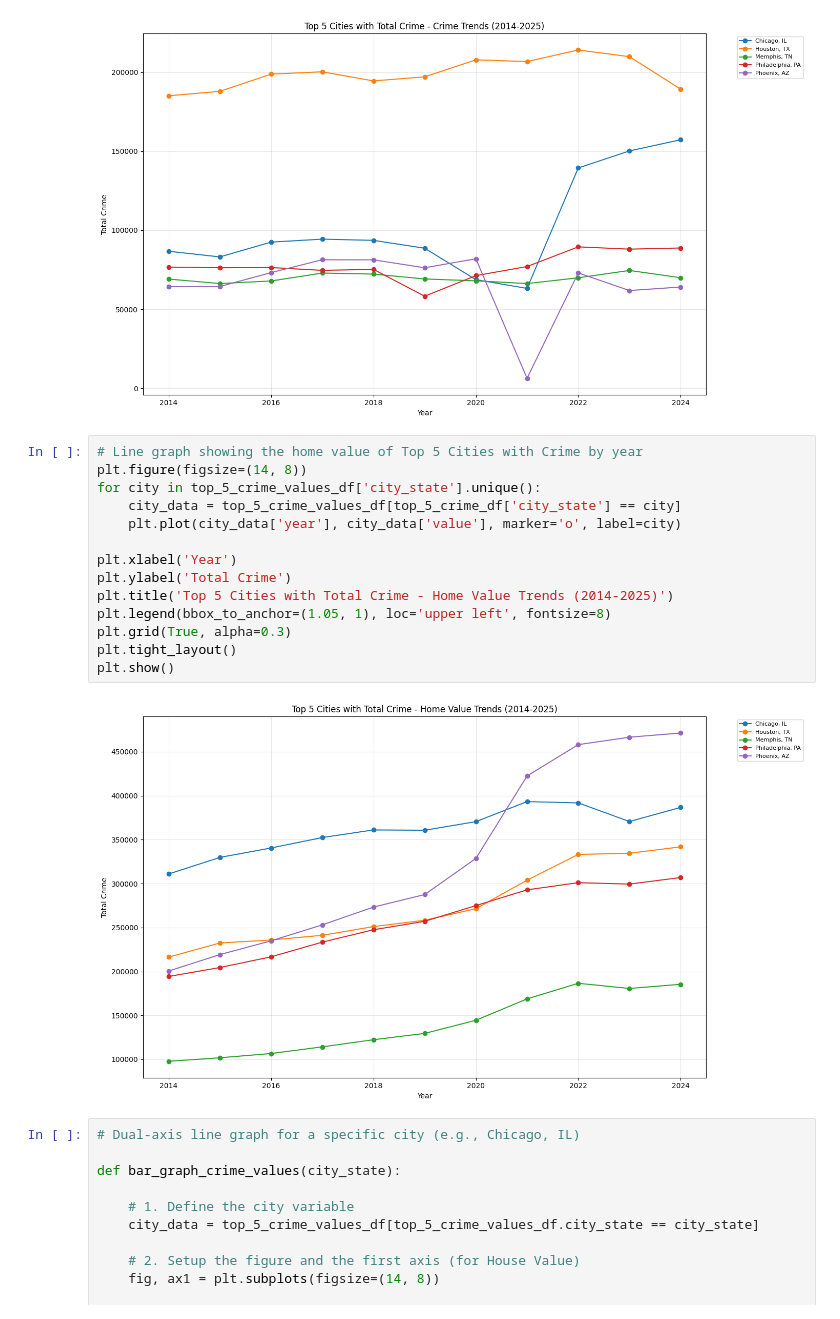
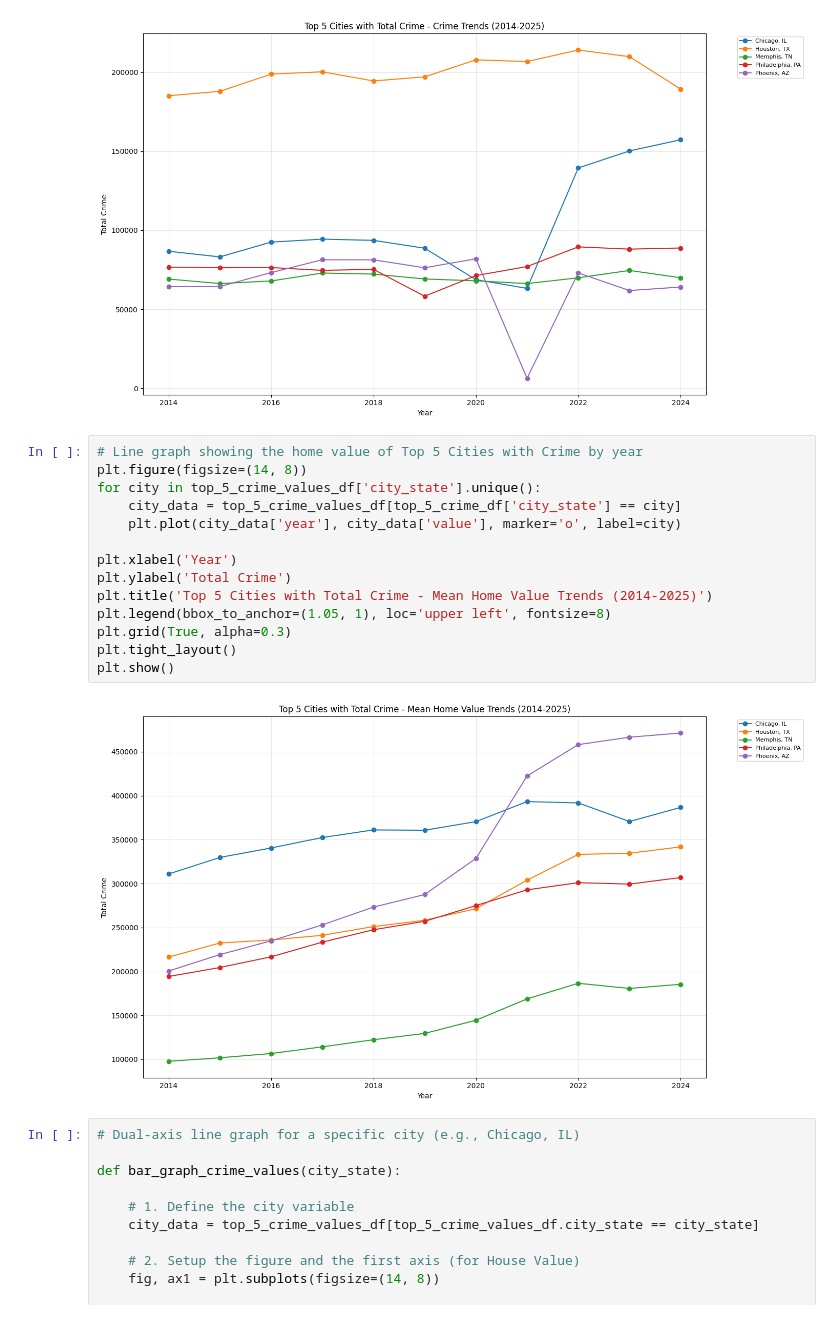
Before and after one commit to ZacharyKim/IS477-project, a Jupyter notebook: data_analysis.ipynb, the cells around one changed output. Saved outputs shown, nothing was run; the diff lists cells and outputs as text.

```diff
--- a/data_analysis.ipynb
+++ b/data_analysis.ipynb
@@ -39,19 +39,19 @@ plt.show()
 # %%
 # Line graph showing the home value of Top 5 Cities with Crime by year
 plt.figure(figsize=(14, 8))
 for city in top_5_crime_values_df['city_state'].unique():
     city_data = top_5_crime_values_df[top_5_crime_df['city_state'] == city]
     plt.plot(city_data['year'], city_data['value'], marker='o', label=city)
 
 plt.xlabel('Year')
 plt.ylabel('Total Crime')
-plt.title('Top 5 Cities with Total Crime - Home Value Trends (2014-2025)')
+plt.title('Top 5 Cities with Total Crime - Mean Home Value Trends (2014-2025)')
 plt.legend(bbox_to_anchor=(1.05, 1), loc='upper left', fontsize=8)
 plt.grid(True, alpha=0.3)
 plt.tight_layout()
 plt.show()
 # %% [output]
-[figure, old version]
+[figure, new version]
 # %%
 # Dual-axis line graph for a specific city (e.g., Chicago, IL)
 
```
